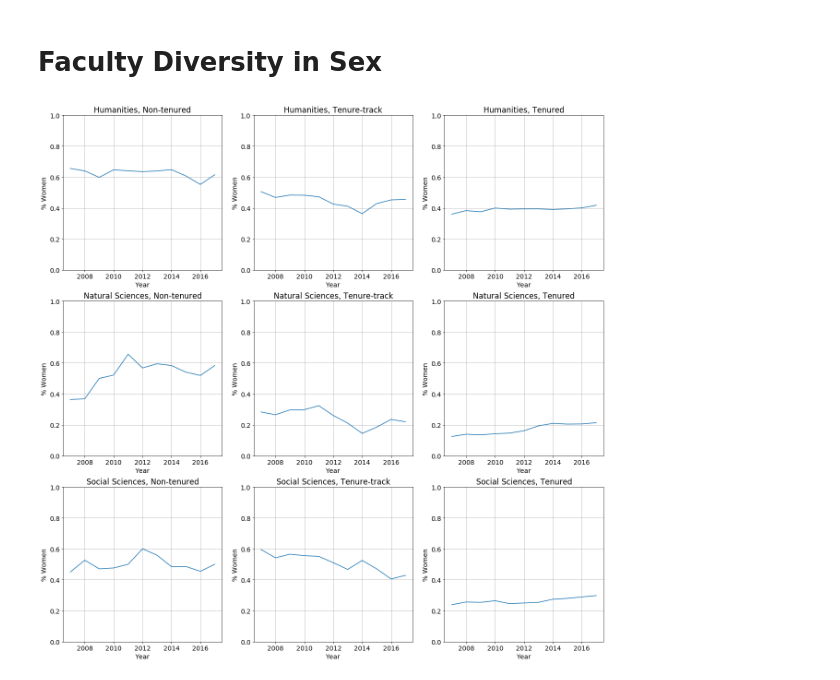
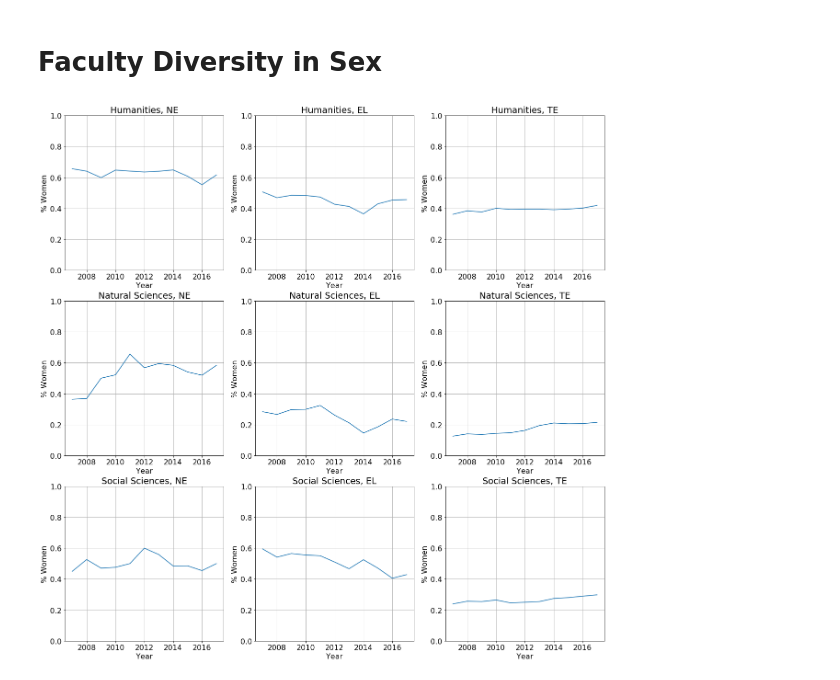
Before and after one commit to jsonkao/youdrawit-tenure, a Jupyter notebook: notebooks/gender.ipynb, the cells around one changed output. Saved outputs shown, nothing was run; the diff lists cells and outputs as text; code cells hidden in the pictures.

```diff
--- a/notebooks/gender.ipynb
+++ b/notebooks/gender.ipynb
@@ -7,7 +7,7 @@ import pandas as pd
 import matplotlib.pyplot as plt
 import matplotlib
 
-matplotlib.rcParams.update({'font.size': 14})
+matplotlib.rcParams.update({'font.size': 16})
 plt.tight_layout()
 # %%
 xls = pd.ExcelFile('../data/gender.xlsx')
@@ -19,7 +16,29 @@ statuses = [ 'Non-tenured', 'Tenure-track', 'Tenured']
+# %%
+allDivisions = [ 'HUM', 'NAT', 'SOC' ]
+divisions = {
+    'HUM': 'Humanities',
+    'NAT': 'Natural Sciences',
+    'SOC': 'Social Sciences',
+}
+
+allStatuses = [ 'NE', 'EL', 'TE' ]
+statuses = {
+    'NE': 'not eligible for tenure',
+    'EL': 'not tenured, but eligible for tenure',
+    'TE': 'tenured',
+}
 # %%
-def lineGraph(ax, div, status):
-    name = '{}, {}'.format(divisions[div], statuses[status])
-    df = dfs[name]
+def lineGraph(ax, div, status, abbrev=False):
+    if isinstance(div, int) and isinstance(status, int):
+        div = allDivisions[div]
+        status = allStatuses[status]
+
+    df = dfs['{}-{}'.format(div, status)]
+    name = '{}, {}'.format(
+        divisions[div],
+        status if abbrev else statuses[status]
+    )
+
     ax.plot(df['Year'], df['% Women'])
     ax.grid()
     ax.axis(ymin=0, ymax=1)
@@ -27,9 +46,7 @@ def lineGraph(ax, div, status):
 # %%
 fig, ax = plt.subplots(3, 3, figsize=(21, 21))
 
 for i in range(9):
-    lineGraph(ax[i//3, i%3], i // 3, i % 3)
-
-plt.savefig('../img/steps.png')
+    lineGraph(ax[i//3, i%3], i // 3, i % 3, abbrev=True)
 # %% [output]
-[figure, old version]
+[figure, new version]
```
Also changed, not shown: parts of 1 cell of this notebook, 21 other files.
